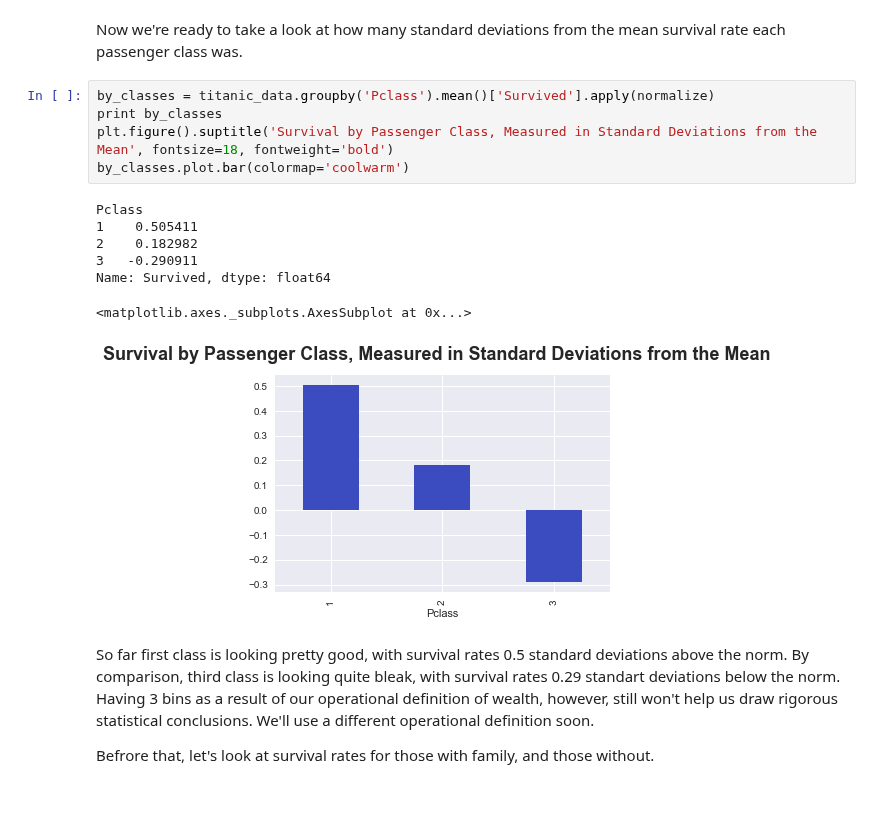
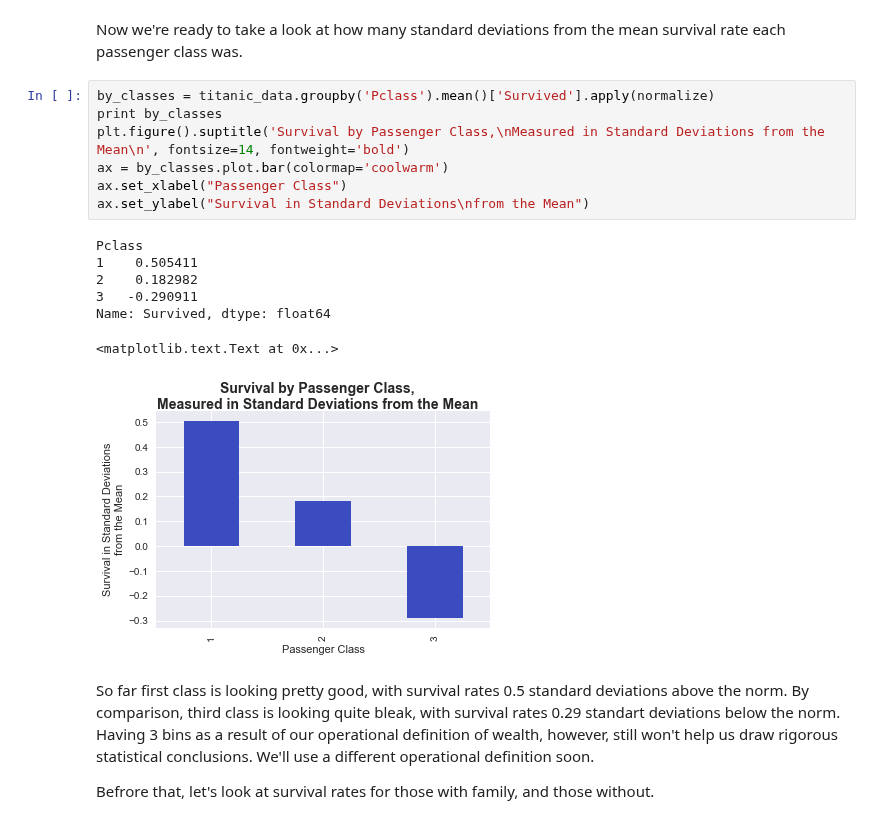
Before and after one commit to kylemeenehan/titanic-data, a Jupyter notebook: Titanic Project.ipynb, the cells around one changed output. Drawn from its saved outputs; the diff is of its cells as text.

Commit message:
added x and y labels to charts which didn't have them before

```diff
--- a/Titanic Project.ipynb
+++ b/Titanic Project.ipynb
@@ -198,16 +198,18 @@ Now we're ready to take a look at how many standard deviations from the mean sur
 # %%
 by_classes = titanic_data.groupby('Pclass').mean()['Survived'].apply(normalize)
 print by_classes
-plt.figure().suptitle('Survival by Passenger Class, Measured in Standard Deviations from the Mean', fontsize=18, fontweight='bold')
-by_classes.plot.bar(colormap='coolwarm')
+plt.figure().suptitle('Survival by Passenger Class,\nMeasured in Standard Deviations from the Mean\n', fontsize=14, fontweight='bold')
+ax = by_classes.plot.bar(colormap='coolwarm')
+ax.set_xlabel("Passenger Class")
+ax.set_ylabel("Survival in Standard Deviations\nfrom the Mean")
 # %% [output]
 Pclass
 1    0.505411
 2    0.182982
 3   -0.290911
 Name: Survived, dtype: float64
-<matplotlib.axes._subplots.AxesSubplot at 0x...>
+<matplotlib.text.Text at 0x...>
-[figure, old version]
+[figure, new version]
 # %% [markdown]
 So far first class is looking pretty good, with survival rates 0.5 standard deviations above the norm. By comparison, third class is looking quite bleak, with survival rates 0.29 standart deviations below the norm. Having 3 bins as a result of our operational definition of wealth, however, still won't help us draw rigorous statistical conclusions. We'll use a different operational definition soon.
 
```
Also changed, not shown: parts of 8 cells of this notebook.
